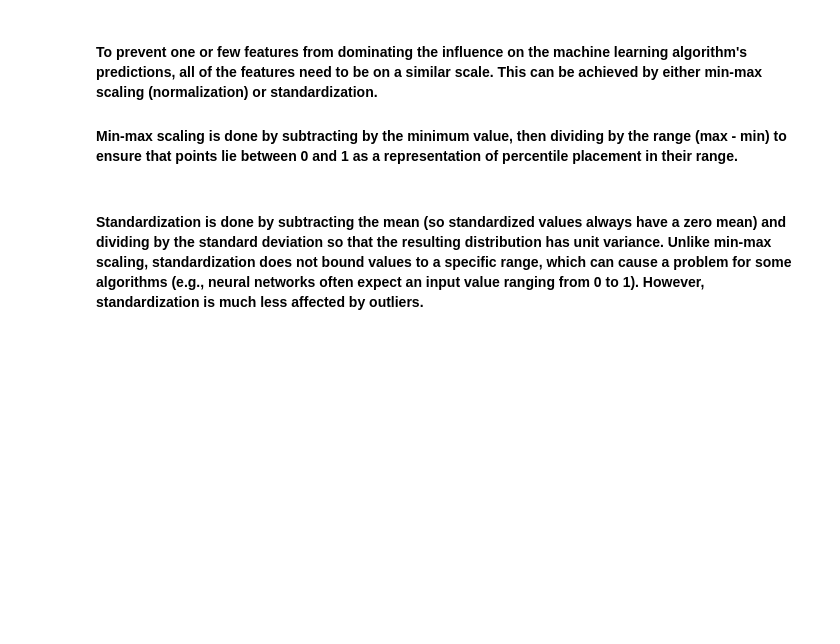
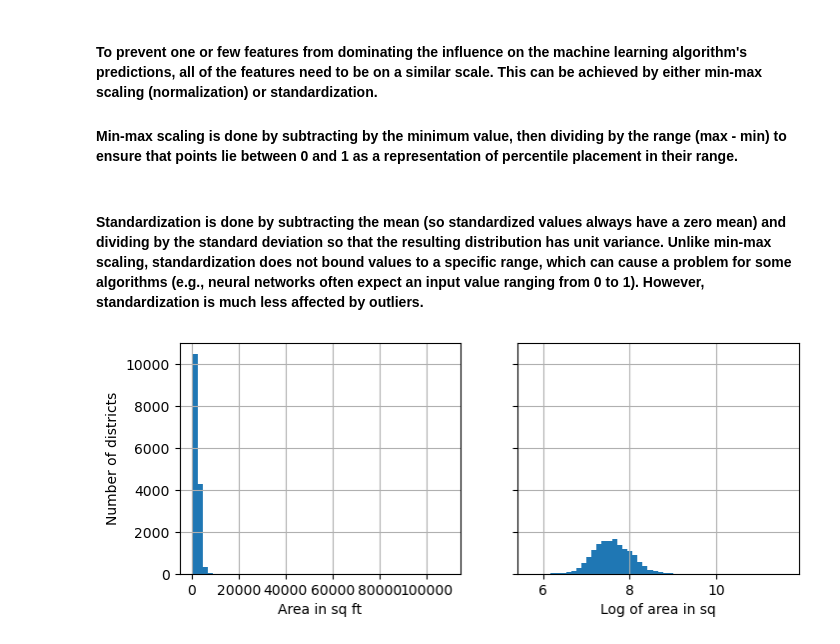
Before and after one commit to ojw92/HandsonML, a Jupyter notebook: ch2.ipynb, the cells around one changed output. Drawn from its saved outputs; the diff is of its cells as text; code cells hidden in the pictures; blank space fills up the shorter version.

Commit message:
Added feature scaling histogram and pipeline

```diff
--- a/ch2.ipynb
+++ b/ch2.ipynb
@@ -623,3 +623,15 @@ from sklearn.preprocessing import StandardScaler
 
 std_scaler = StandardScaler()
 df_num_std_scaled = std_scaler.fit_transform(df_num)
+# %%
+# Visual comparison of feature and its log, with outlier included
+fig, axs = plt.subplots(1, 2, figsize=(8, 3), sharey=True)
+df["livingAreaSqFt"].hist(ax=axs[0], bins=50)
+df["livingAreaSqFt"].apply(np.log).hist(ax=axs[1], bins=50)
+axs[0].set_xlabel("Area in sq ft")
+axs[1].set_xlabel("Log of area in sq")
+axs[0].set_ylabel("Number of districts")
+#save_fig("long_tail_plot")
+plt.show()
+# %% [output]
+[figure, added]
```
Also changed, not shown: parts of 15 cells of this notebook.
